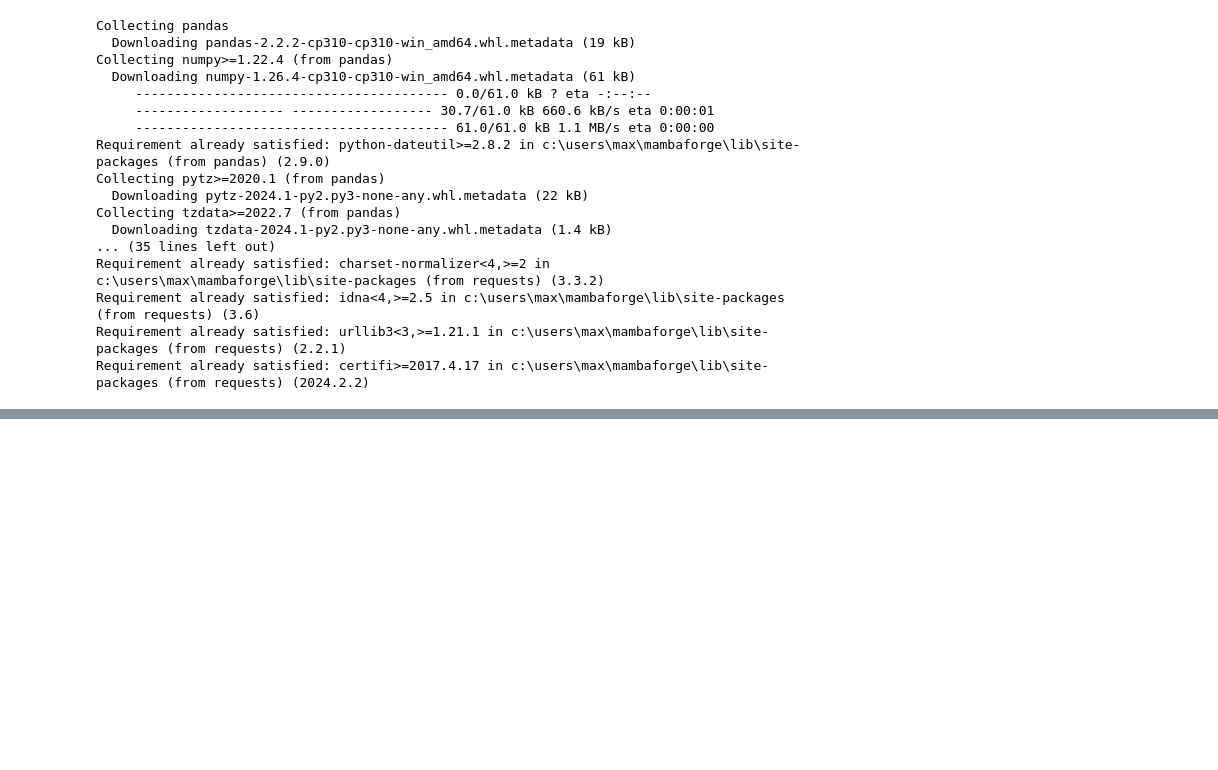
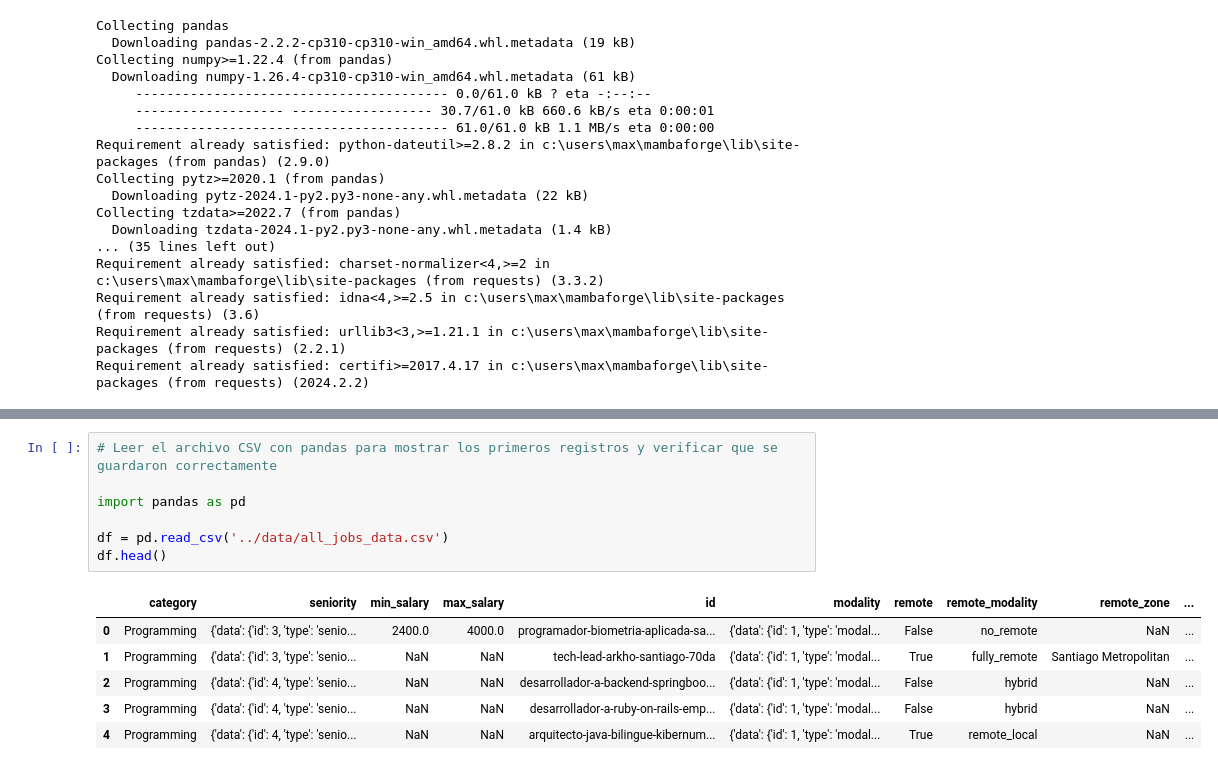
Before and after one commit to MaximilianoCortes/practicaTaller, a Jupyter notebook: carpetita/extract-data.ipynb, the cells around one changed output, grey strips where cells are left out. Saved outputs shown, nothing was run; the diff lists cells and outputs as text; blank space fills up the shorter version.

```diff
--- a/carpetita/extract-data.ipynb
+++ b/carpetita/extract-data.ipynb
@@ -117,0 +120,14 @@ Todos los trabajos se han guardado en 'all_jobs_data.csv' correctamente.
+# %%
+# Leer el archivo CSV con pandas para mostrar los primeros registros y verificar que se guardaron correctamente
+
+import pandas as pd
+
+df = pd.read_csv('../data/all_jobs_data.csv')
+df.head()
+# %% [output]
+|  | category | seniority | min_salary | max_salary | id | modality | remote | remote_modality | remote_zone | ... |
+| 0 | Programming | {'data': {'id': 3, 'type': 'senio... | 2400.0 | 4000.0 | programador-biometria-aplicada-sa... | {'data': {'id': 1, 'type': 'modal... | False | no_remote | NaN | ... |
+| 1 | Programming | {'data': {'id': 3, 'type': 'senio... | NaN | NaN | tech-lead-arkho-santiago-70da | {'data': {'id': 1, 'type': 'modal... | True | fully_remote | Santiago Metropolitan | ... |
+| 2 | Programming | {'data': {'id': 4, 'type': 'senio... | NaN | NaN | desarrollador-a-backend-springboo... | {'data': {'id': 1, 'type': 'modal... | False | hybrid | NaN | ... |
+| 3 | Programming | {'data': {'id': 4, 'type': 'senio... | NaN | NaN | desarrollador-a-ruby-on-rails-emp... | {'data': {'id': 1, 'type': 'modal... | False | hybrid | NaN | ... |
+| 4 | Programming | {'data': {'id': 4, 'type': 'senio... | NaN | NaN | arquitecto-java-bilingue-kibernum... | {'data': {'id': 1, 'type': 'modal... | True | remote_local | NaN | ... |
```
Also changed, not shown: parts of 1 cell of this notebook, 1 other file.
